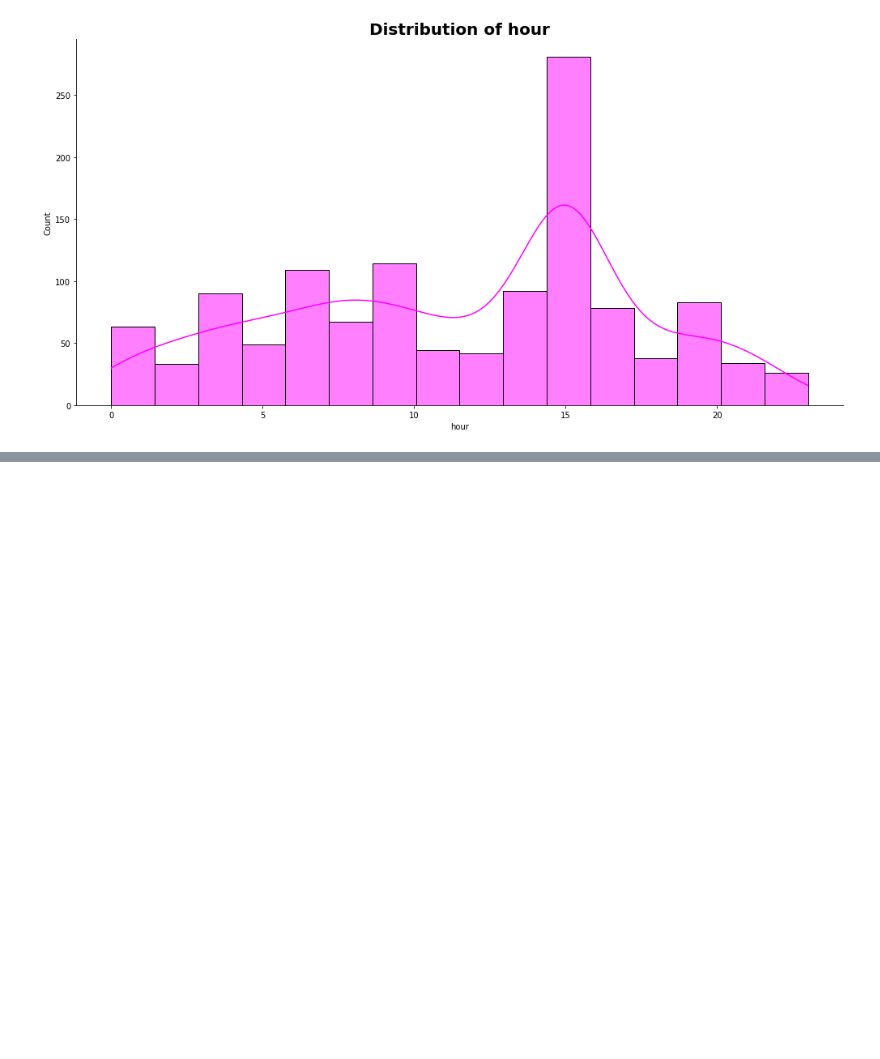
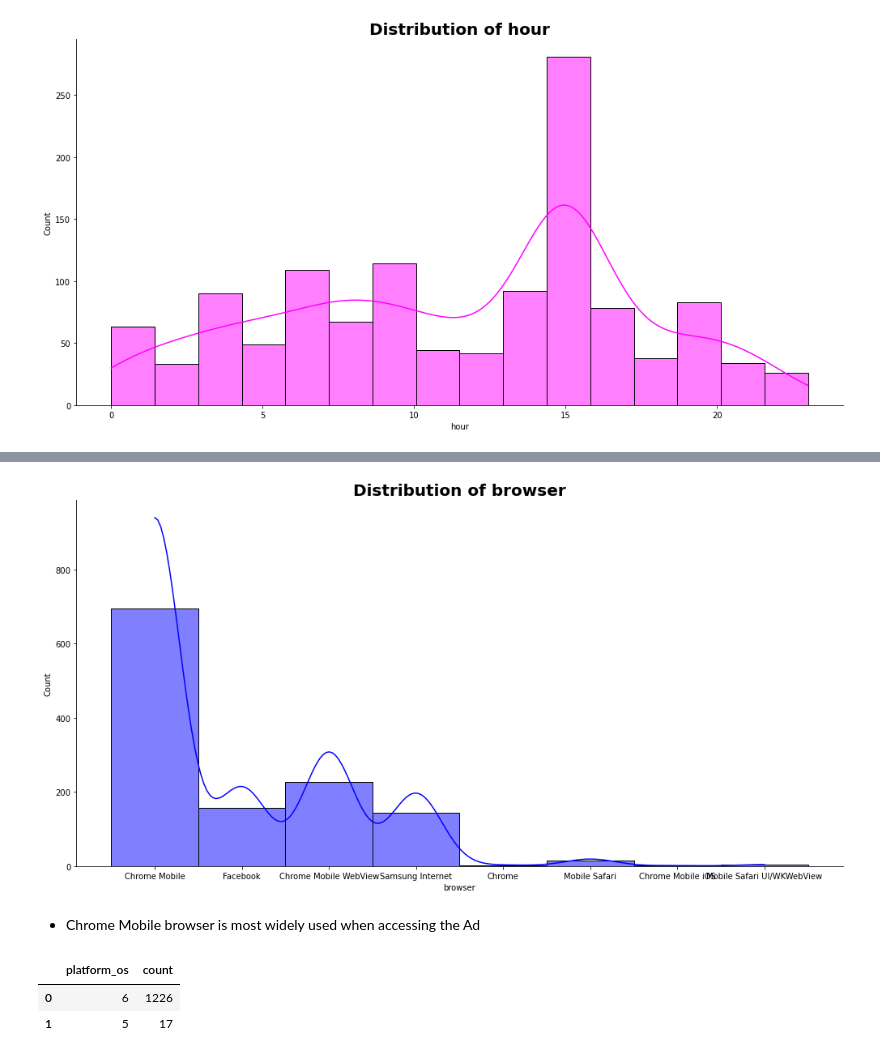
Before and after one commit to toussyn/abtest-mlops, a Jupyter notebook: notebooks/exploratory_data_analysis.ipynb, the cells around one changed output, grey strips where cells are left out. Saved outputs shown, nothing was run; the diff lists cells and outputs as text; code cells hidden in the pictures; blank space fills up the shorter version.

```diff
--- a/notebooks/exploratory_data_analysis.ipynb
+++ b/notebooks/exploratory_data_analysis.ipynb
@@ -260,0 +297,18 @@ fig = visualization.plot_hist(response,'hour','magenta')
+# %%
+fig = visualization.plot_hist(response,'browser','blue')
+# %% [output]
+[figure, added]
+# %% [markdown]
+* Chrome Mobile browser is most widely used when accessing the Ad
+# %%
+# grouping by platform and its count
+# browser_types = response['platform_os'].value_counts()
+platform_os = response.groupby(['platform_os']).agg({'platform_os': ['count']})
+platform_os.columns = ['count']
+platform_os = platform_os.sort_values(by='count', ascending=False)
+platform_os = platform_os.reset_index()
+platform_os.head()
+# %% [output]
+|  | platform_os | count |
+| 0 | 6 | 1226 |
+| 1 | 5 | 17 |
```
Also changed, not shown: parts of 8 cells of this notebook.
